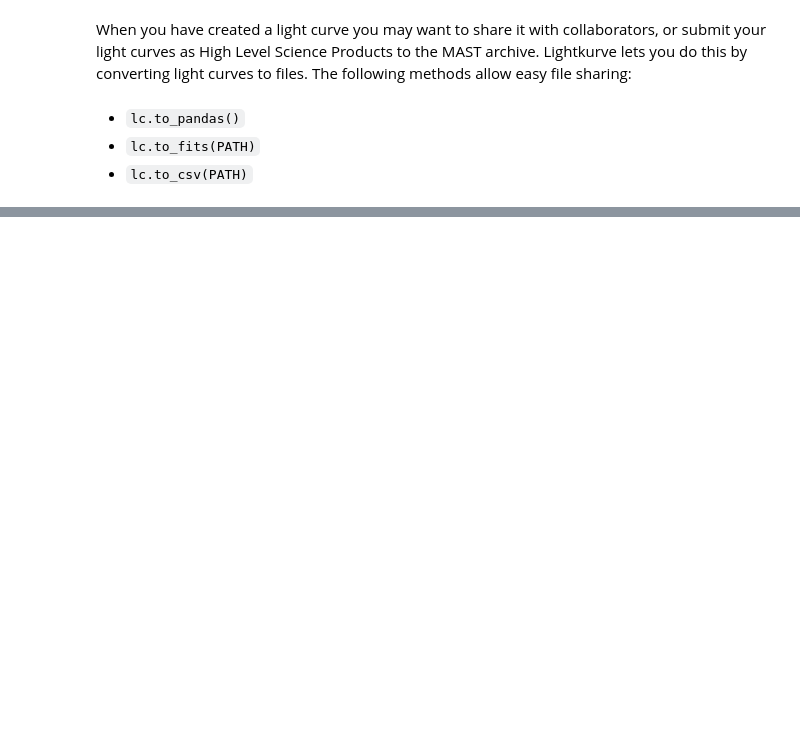
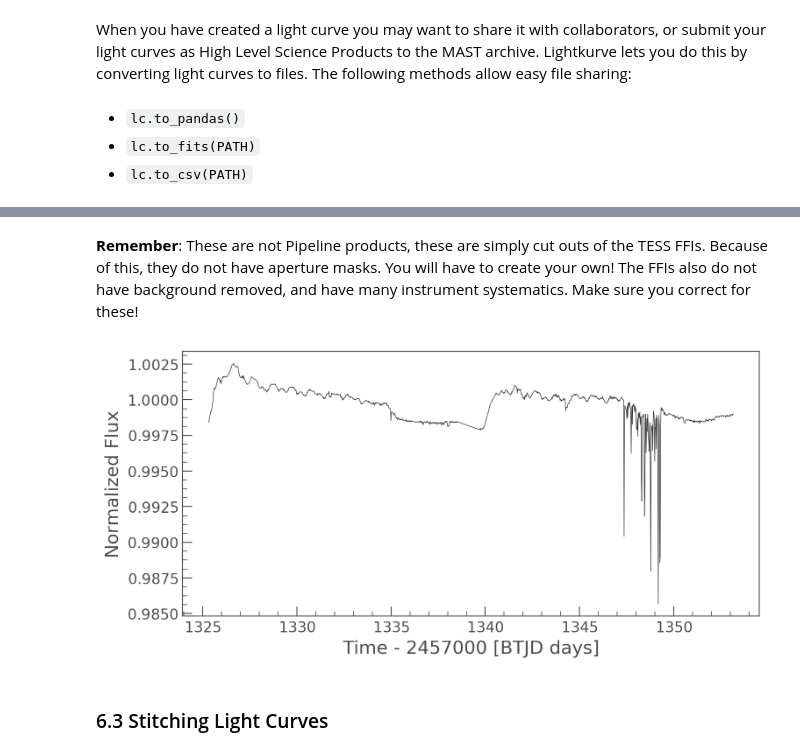
Before and after one commit to christinahedges/TESSWorkshops, a Jupyter notebook: lightkurve/Workshop.ipynb, the cells around one changed output, grey strips where cells are left out. Drawn from its saved outputs; the diff is of its cells as text; code cells hidden in the pictures; blank space fills up the shorter version.

```diff
--- a/lightkurve/Workshop.ipynb
+++ b/lightkurve/Workshop.ipynb
@@ -191,0 +399,9 @@ NameError: name 'lc' is not defined
+# %% [markdown]
+**Remember**: These are not Pipeline products, these are simply cut outs of the TESS FFIs. Because of this, they do not have aperture masks. You will have to create your own! The FFIs also do not have background removed, and have many instrument systematics. Make sure you correct for these!
+# %%
+aper = tpf.create_threshold_mask()
+tpf.to_lightcurve(aperture_mask=aper).plot();
+# %% [output]
+[figure, added]
+# %% [markdown]
+### 6.3 Stitching Light Curves
```
Also changed, not shown: parts of 98 cells of this notebook, 2 other files.
